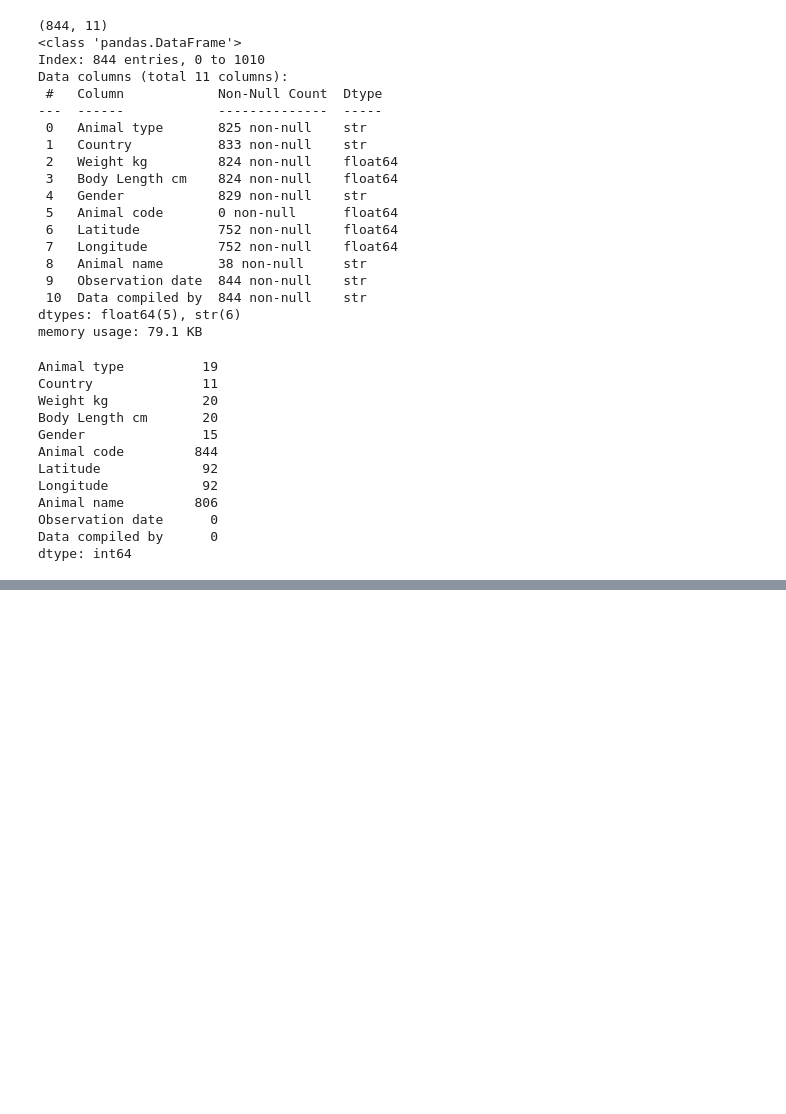
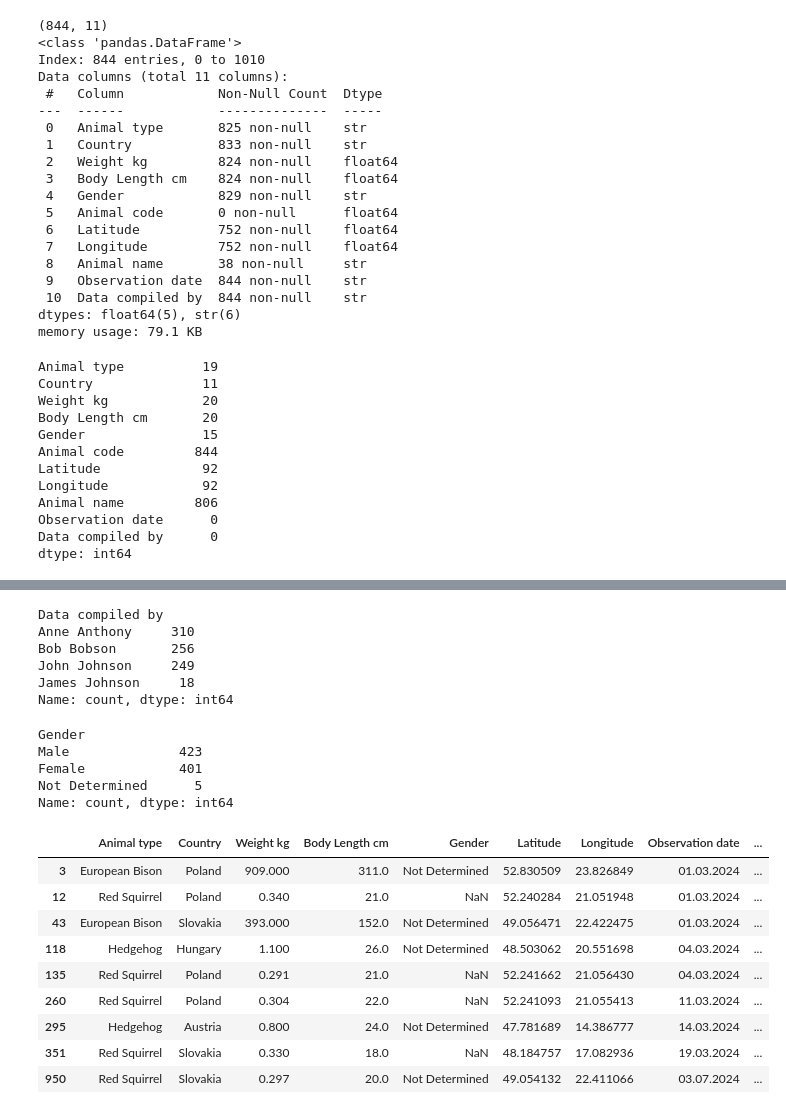
Before and after one commit to maria-romerol/Entregables-BIT-MariaRomero, a Jupyter notebook: Actividad 2 Entregable/Entregable2.ipynb, the cells around one changed output, grey strips where cells are left out. Saved outputs shown, nothing was run; the diff lists cells and outputs as text; code cells hidden in the pictures; blank space fills up the shorter version.

```diff
--- a/Actividad 2 Entregable/Entregable2.ipynb
+++ b/Actividad 2 Entregable/Entregable2.ipynb
@@ -166,0 +363,37 @@ dtype: int64
+# %%
+da["Data compiled by"].value_counts()
+# %% [output]
+Data compiled by
+Anne Anthony     310
+Bob Bobson       256
+John Johnson     249
+James Johnson     18
+Name: count, dtype: int64
+# %%
+#Hay 4 datos nulos
+da["Gender"] = (
+    da["Gender"]
+    .str.strip()
+    .str.lower()
+    .str.title()
+)
+da["Gender"].value_counts()
+# %% [output]
+Gender
+Male              423
+Female            401
+Not Determined      5
+Name: count, dtype: int64
+# %%
+da[da["Gender"].isna() | (da["Gender"] == "Not Determined")]
+# %% [output]
+|  | Animal type | Country | Weight kg | Body Length cm | Gender | Latitude | Longitude | Observation date | ... |
+| 3 | European Bison | Poland | 909.000 | 311.0 | Not Determined | 52.830509 | 23.826849 | 01.03.2024 | ... |
+| 12 | Red Squirrel | Poland | 0.340 | 21.0 | NaN | 52.240284 | 21.051948 | 01.03.2024 | ... |
+| 43 | European Bison | Slovakia | 393.000 | 152.0 | Not Determined | 49.056471 | 22.422475 | 01.03.2024 | ... |
+| 118 | Hedgehog | Hungary | 1.100 | 26.0 | Not Determined | 48.503062 | 20.551698 | 04.03.2024 | ... |
+| 135 | Red Squirrel | Poland | 0.291 | 21.0 | NaN | 52.241662 | 21.056430 | 04.03.2024 | ... |
+| 260 | Red Squirrel | Poland | 0.304 | 22.0 | NaN | 52.241093 | 21.055413 | 11.03.2024 | ... |
+| 295 | Hedgehog | Austria | 0.800 | 24.0 | Not Determined | 47.781689 | 14.386777 | 14.03.2024 | ... |
+| 351 | Red Squirrel | Slovakia | 0.330 | 18.0 | NaN | 48.184757 | 17.082936 | 19.03.2024 | ... |
+| 950 | Red Squirrel | Slovakia | 0.297 | 20.0 | Not Determined | 49.054132 | 22.411066 | 03.07.2024 | ... |
```
Also changed, not shown: parts of 27 cells of this notebook.
